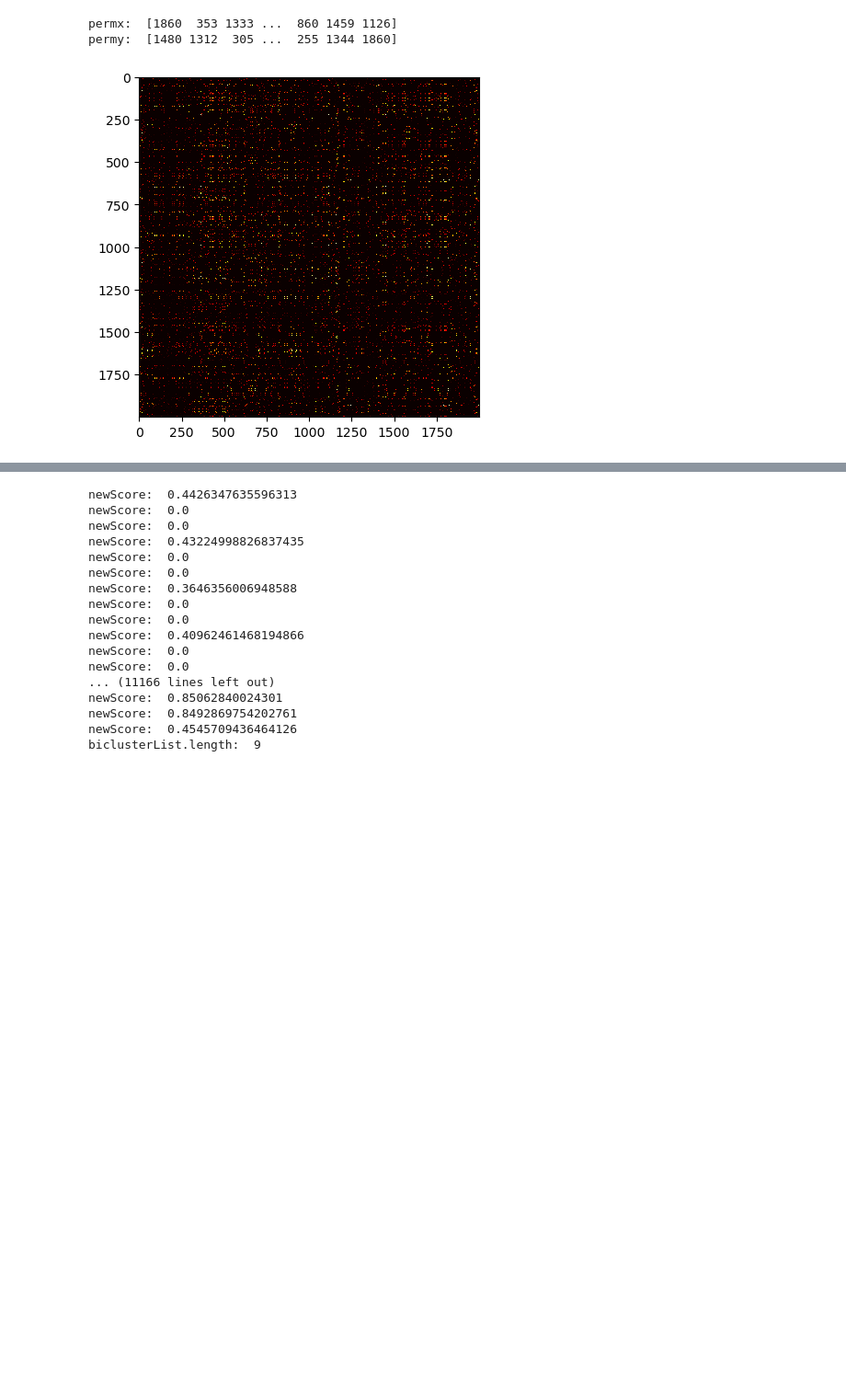
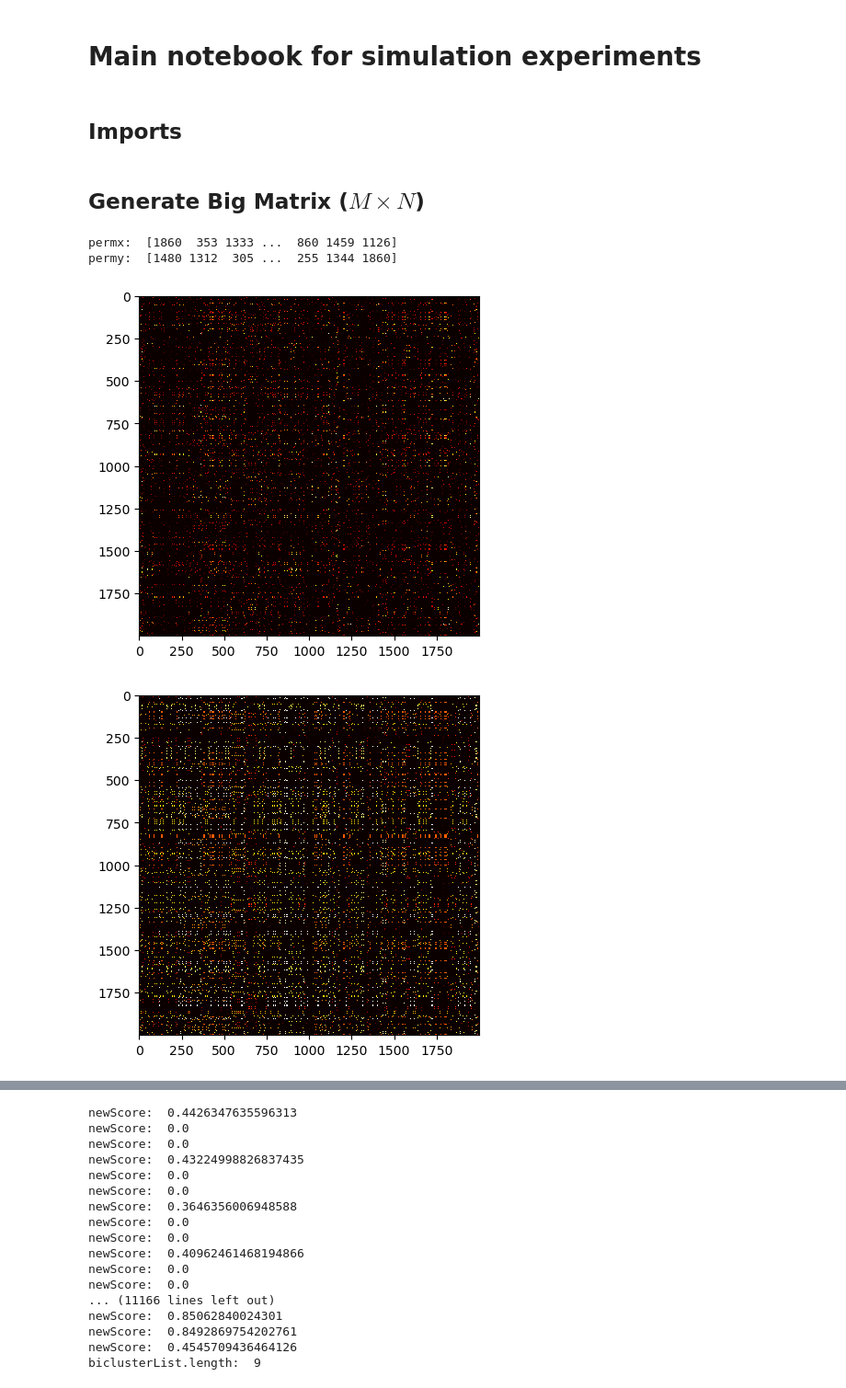
Before and after one commit to wzh4464/big_matrix_cocluster, a Jupyter notebook: main.ipynb, the cells around one changed output, grey strips where cells are left out. Shown at 92% size. Drawn from its saved outputs; the diff is of its cells as text; code cells hidden in the pictures; blank space fills up the shorter version.

```diff
--- a/main.ipynb
+++ b/main.ipynb
@@ -1,3 +1,7 @@
+# %% [markdown]
+# Main notebook for simulation experiments
+# %% [markdown]
+## Imports
 # %%
 import numpy as np
 # import pandas as pd
@@ -34,10 +38,11 @@ def generate(seed, num_bicluster, num_pool, M, N):
     # ...
 
     startx = starty = 0
-
+    label_matrix = np.zeros((M, N)) # value is the label of bicluster
     for i in range(num_bicluster):
         for j in range(m[i]):
             A[startx:startx+n[i], starty+j] = p[i] * np.random.RandomState(i*2000 + j).rand()
+            label_matrix[startx:startx+n[i], starty+j] = i
         startx += n[i]
         starty += m[i]
 
@@ -57,29 +62,38 @@ def generate(seed, num_bicluster, num_pool, M, N):
     B = A[permx, :]
     B = B[:, permy]
 
+    label_matrix = label_matrix[permx, :]
+    label_matrix = label_matrix[:, permy]
+
     # B = A + rand * 0.1 * average(A)
-    B = B + np.random.RandomState(seed).rand(M, N) * 0.01 * np.mean(A)
+    # B = B + np.random.RandomState(seed).rand(M, N) * 0.01 * np.mean(A)
 
     # show B as a heatmap
 
-    return B, permx, permy, A, n, m
+    return B, permx, permy, A, n, m, label_matrix
+# %% [markdown]
+## Generate Big Matrix ($M \times N$)
 # %%
 seed = 42
 num_pool = 200 # as random pool for bases of biclusters
 # num_upper_bound = 20 # upper bound of number of biclusters
 # num_bicluster = np.random.RandomState(seed+1).randint(1, num_upper_bound, 1)[0] # number of biclusters
 num_bicluster = 15
 
 M = 2000
 N = 2000
-B, permx, permy, A, n, m = generate(seed=seed, num_pool=num_pool, num_bicluster=num_bicluster, M=M, N=N)
+B, permx, permy, A, n, m, labelMatrix = generate(seed=seed, num_pool=num_pool, num_bicluster=num_bicluster, M=M, N=N)
 
 print('permx: ', permx)
 print('permy: ', permy)
 
 plt.imshow(B, cmap='hot', interpolation='nearest')
 plt.show()
+
+plt.imshow(labelMatrix, cmap='hot', interpolation='nearest')
+plt.show()
 # %% [output]
 permx:  [1860  353 1333 ...  860 1459 1126]
 permy:  [1480 1312  305 ...  255 1344 1860]
 [figure]
+[figure, added]
```
Also changed, not shown: parts of 8 cells of this notebook, 1 other file.
